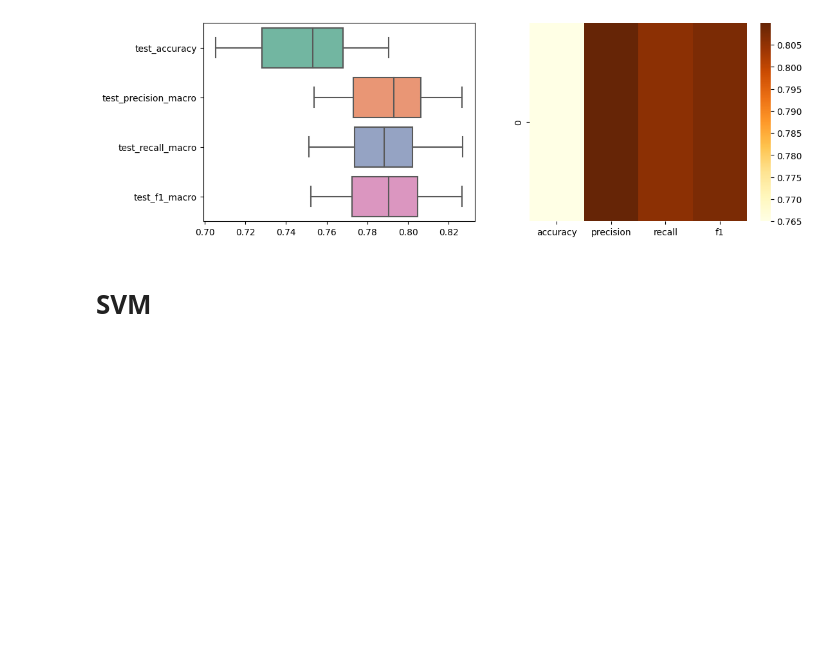
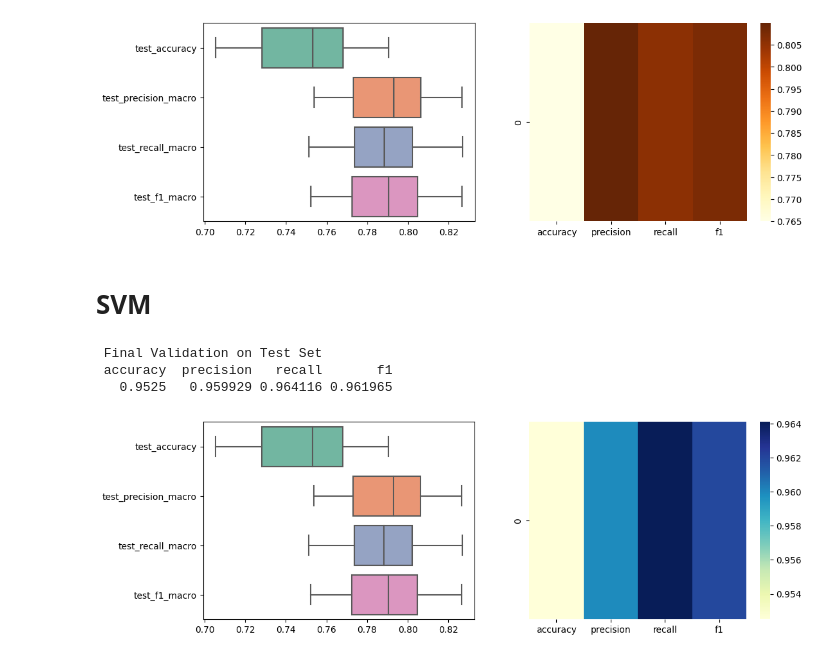
Before and after one commit to PhamHuuThoai/ML_2023_TV201, a Jupyter notebook: Project_MayHoc.ipynb, the cells around one changed output. Drawn from its saved outputs; the diff is of its cells as text; code cells hidden in the pictures; blank space fills up the shorter version.

```diff
--- a/Project_MayHoc.ipynb
+++ b/Project_MayHoc.ipynb
@@ -511,34 +546,36 @@ B. Final Validation on Test Set
 # %% [markdown]
 # **SVM**
 # %%
-from sklearn import svm
+from sklearn import datasets
+from sklearn.model_selection import train_test_split
 from sklearn.svm import SVC
-# from sklearn.metrics import plot_confusion_matrix
-#  Build SVM model
-model = SVC(kernel='linear')
+from sklearn.metrics import accuracy_score
 
-scoring = ['accuracy', 'precision_macro', 'recall_macro', 'f1_macro']
-rskf = RepeatedStratifiedKFold(n_splits=5, n_repeats=10, random_state=42)
-scores = cross_validate(model, X_train, y_train, scoring=scoring, cv=rskf)
-cv_scores = pd.DataFrame(scores).iloc[:, 2:]
 
-print('A. Cross Validation on Training Set')
-print(cv_scores.describe())
+# Xây dựng mô hình SVM với kernel linear
+svm = SVC(kernel='linear', C=1, gamma='scale')
 
-model.fit(X_train, y_train)
+# Huấn luyện mô hình với tập huấn luyện
+svm.fit(X_train, y_train)
 
-y_pred = model.predict(X_test)
+# Dự đoán nhãn của tập kiểm tra
+y_pred = svm.predict(X_test)
 
 # Đánh giá kết quả dự đoán của mô hình trên Test Set
 final_scores = pd.DataFrame({'accuracy': [accuracy_score(y_test, y_pred)],
                                  'precision': [precision_score(y_test, y_pred ,average='macro',zero_division=0)],
                                  'recall': [recall_score(y_test, y_pred ,average='macro',zero_division=0)],
                                  'f1': [f1_score
                                  (y_test, y_pred ,average='macro',zero_division=0)]})
-print('B. Final Validation on Test Set')
+print(' Final Validation on Test Set')
 print(final_scores.to_string(index=False))
 
 fig, axs = plt.subplots(1,2, figsize=(12,4))
 sns.boxplot(data=cv_scores, orient="h", palette="Set2", ax=axs[0])
 sns.heatmap(final_scores , ax=axs[1] ,cmap='YlGnBu')
 plt.show()
+# %% [output]
+ Final Validation on Test Set
+ accuracy  precision   recall       f1
+   0.9525   0.959929 0.964116 0.961965
+[figure, added]
```
Also changed, not shown: parts of 12 cells of this notebook.
